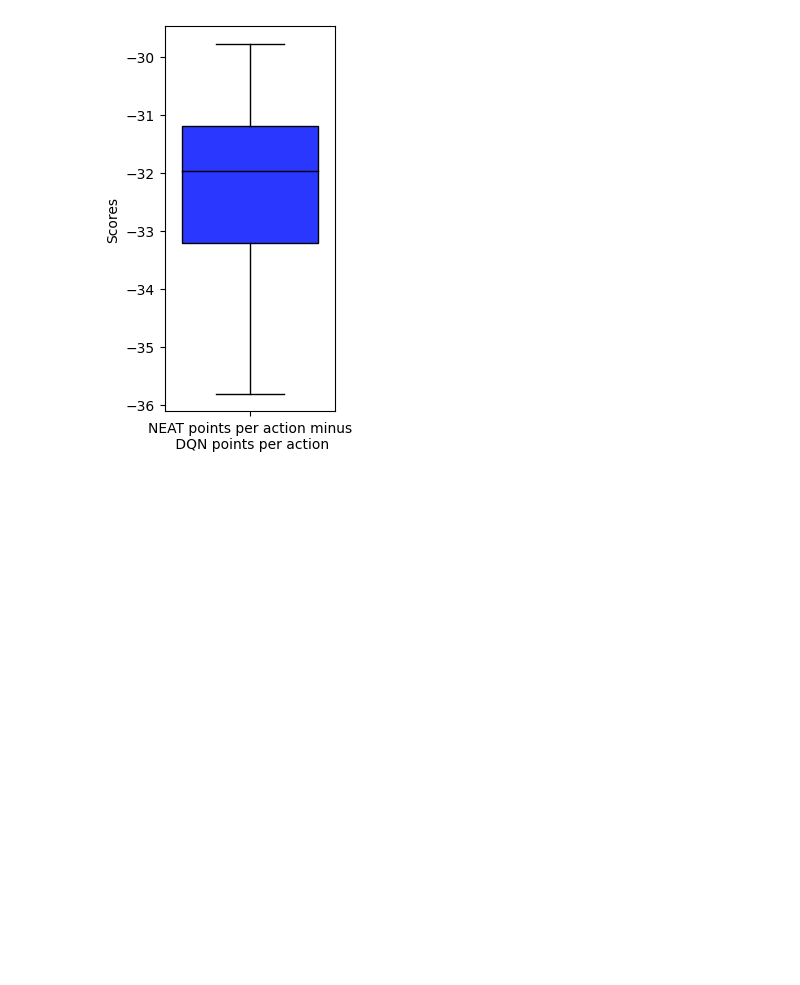
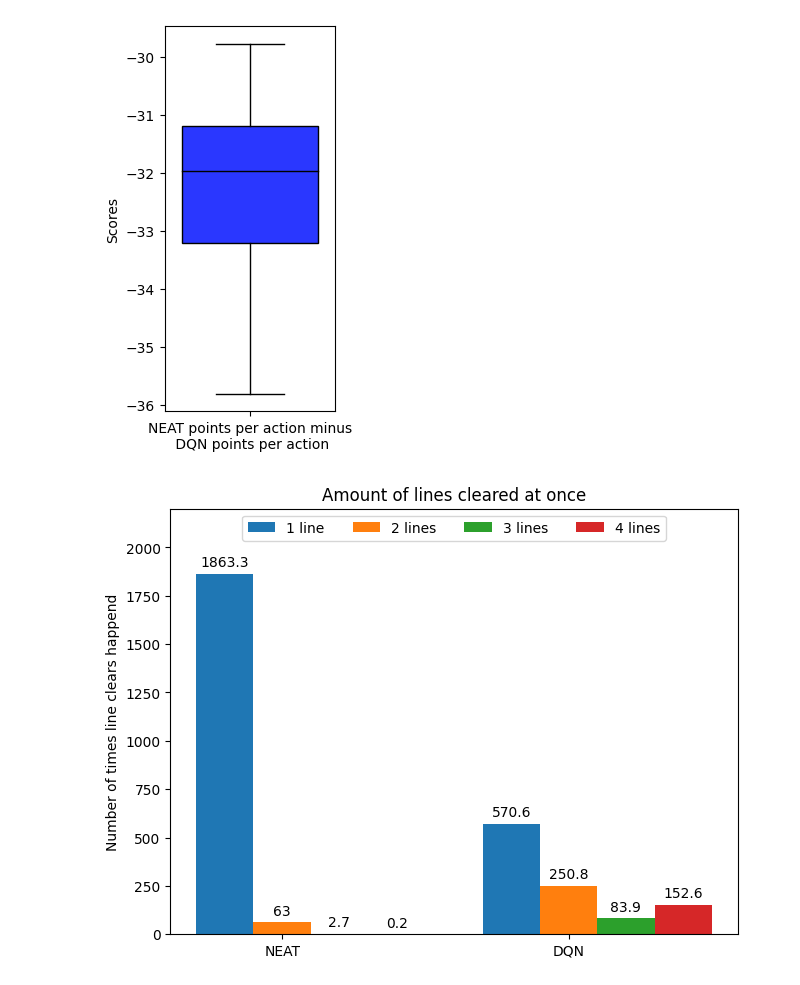
Before and after one commit to CarlSvejstrup/Tetris-DQN-NEAT, a Jupyter notebook: Data_anaysis.ipynb, the cells around one changed output. Cells and saved outputs as stored; diff of their text form; code cells hidden in the pictures; blank space fills up the shorter version.

```diff
--- a/Data_anaysis.ipynb
+++ b/Data_anaysis.ipynb
@@ -147,48 +147,47 @@ dqn_lines_cleared = np.zeros((125, 4))
 with open("experiment_data/study/NEAT_study_data_lines_cleared.csv", "r") as file:
     reader = csv.reader(file)
     for i, row in enumerate(reader):
         neat_lines_cleared[i,0] = row[0]
         neat_lines_cleared[i,1] = row[1]
         neat_lines_cleared[i,2] = row[2]
         neat_lines_cleared[i,3] = row[3]
 
 with open("experiment_data/study/DQN_study_data_lines_cleared.csv", "r") as file:
     reader = csv.reader(file)
     for i, row in enumerate(reader):
-        dqn_lines_cleared[i,0] = row[0]
-        dqn_lines_cleared[i,1] = row[1]
-        dqn_lines_cleared[i,2] = row[2]
-        dqn_lines_cleared[i,3] = row[3]
+        dqn_lines_cleared[i,0] = row[1]
+        dqn_lines_cleared[i,1] = row[2]
+        dqn_lines_cleared[i,2] = row[3]
+        dqn_lines_cleared[i,3] = row[4]
 
-import matplotlib.pyplot as plt
-import numpy as np
 
 models = ("NEAT", "DQN")
+colors = ["#ad15ff", "#ff6100"]
 lines_cleared = {
-    '1 line cleared': (np.sum(neat_lines_cleared[:,0]), np.sum(dqn_lines_cleared[:,0])),
-    '2 line cleared': (np.sum(neat_lines_cleared[:,1]), np.sum(dqn_lines_cleared[:,1])),
-    '3 line cleared': (np.sum(neat_lines_cleared[:,2]), np.sum(dqn_lines_cleared[:,2])),
-    '4 line cleared': (np.sum(neat_lines_cleared[:,3]), np.sum(dqn_lines_cleared[:,3])),
-
+    '1 line': (round(np.sum(neat_lines_cleared[:,0]/125), 1), round(np.sum(dqn_lines_cleared[:,0])/125, 1)),
+    '2 lines': (round(np.sum(neat_lines_cleared[:,1]/125), 1), round(np.sum(dqn_lines_cleared[:,1])/125, 1)),
+    '3 lines': (round(np.sum(neat_lines_cleared[:,2]/125), 1), round(np.sum(dqn_lines_cleared[:,2])/125, 1)),
+    '4 lines': (round(np.sum(neat_lines_cleared[:,3]/125), 1), round(np.sum(dqn_lines_cleared[:,3])/125, 1)),
 }
-
 x = np.arange(len(models))  # the label locations
-width = 0.25  # the width of the bars
+width = 0.2  # the width of the bars
 multiplier = 0
 
 fig, ax = plt.subplots(layout='constrained')
 
-for attribute, measurement in lines_cleared.items():
+for i, (attribute, measurement) in enumerate(lines_cleared.items()):
     offset = width * multiplier
     rects = ax.bar(x + offset, measurement, width, label=attribute)
     ax.bar_label(rects, padding=3)
     multiplier += 1
 
 # Add some text for labels, title and custom x-axis tick labels, etc.
-ax.set_ylabel('times line clears happend')
-ax.set_title('amount of lines cleared at once')
+ax.set_ylabel('Number of times line clears happend')
+ax.set_title('Amount of lines cleared at once')
 ax.set_xticks(x + width, models)
-ax.legend(loc='upper left', ncols=3)
-ax.set_ylim(0, 250)
+ax.legend(loc='upper center', ncols=4)
+ax.set_ylim(0, 2200)
 
 plt.show()
+# %% [output]
+[figure, added]
```
Also changed, not shown: 9 other files.
